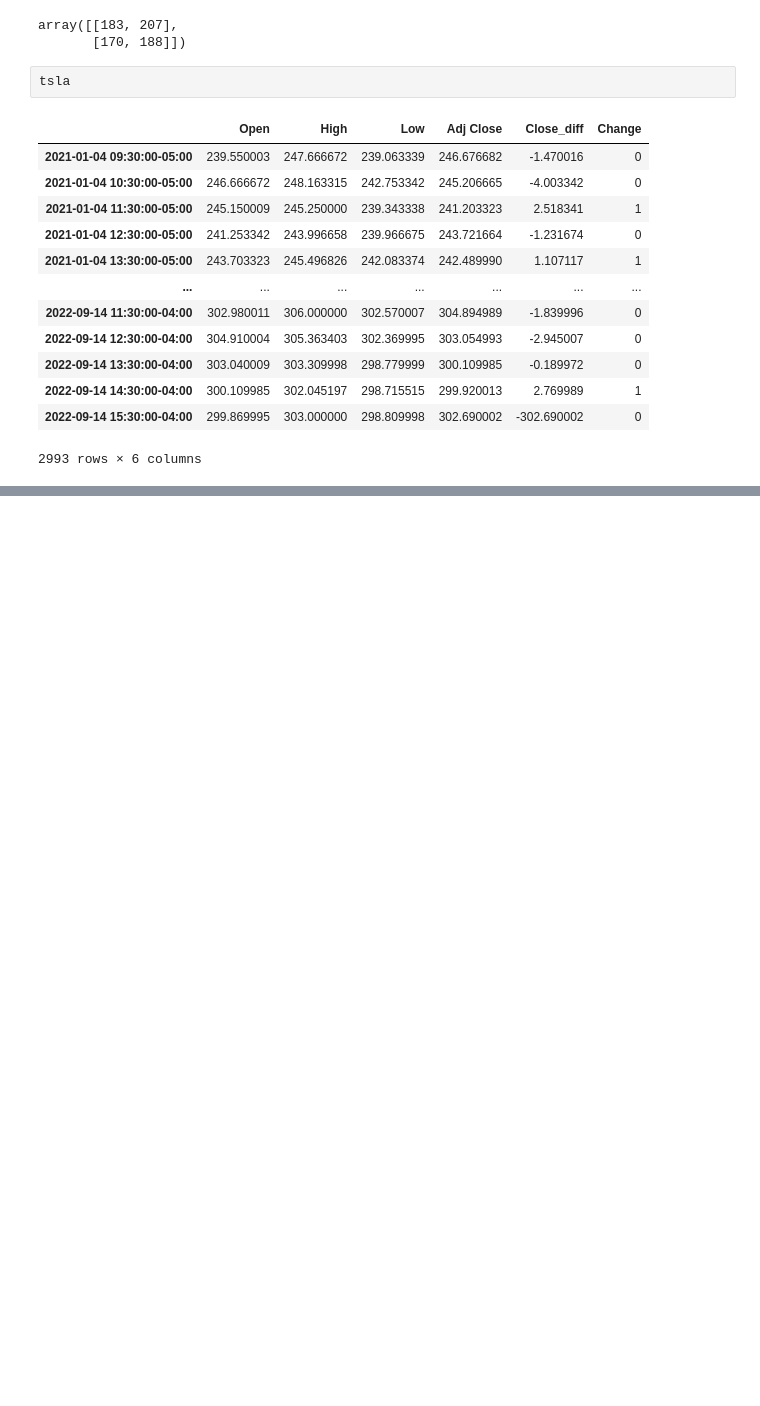
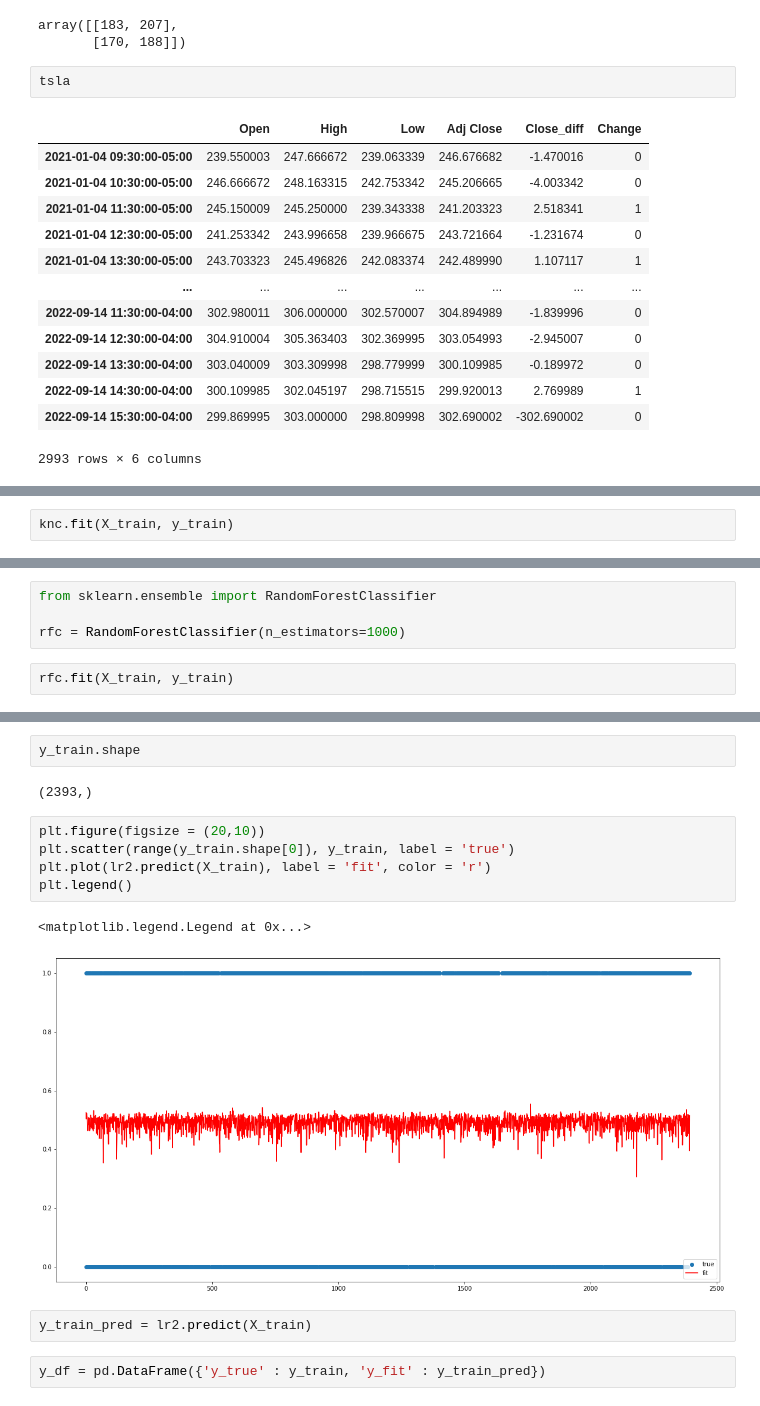
Before and after one commit to AtaKolev/TAFI, a Jupyter notebook: ML_tryouts/close_diff_approach.ipynb, the cells around one changed output, grey strips where cells are left out. Cells and saved outputs as stored; diff of their text form; blank space fills up the shorter version.

```diff
--- a/ML_tryouts/close_diff_approach.ipynb
+++ b/ML_tryouts/close_diff_approach.ipynb
@@ -291,0 +362,2 @@ tsla
+# %%
+knc.fit(X_train, y_train)
@@ -291,0 +378,6 @@ tsla
+# %%
+from sklearn.ensemble import RandomForestClassifier
+
+rfc = RandomForestClassifier(n_estimators=1000)
+# %%
+rfc.fit(X_train, y_train)
@@ -291,0 +453,16 @@ tsla
+# %%
+y_train.shape
+# %% [output]
+(2393,)
+# %%
+plt.figure(figsize = (20,10))
+plt.scatter(range(y_train.shape[0]), y_train, label = 'true')
+plt.plot(lr2.predict(X_train), label = 'fit', color = 'r')
+plt.legend()
+# %% [output]
+<matplotlib.legend.Legend at 0x...>
+[figure, added]
+# %%
+y_train_pred = lr2.predict(X_train)
+# %%
+y_df = pd.DataFrame({'y_true' : y_train, 'y_fit' : y_train_pred})
```
Also changed, not shown: parts of 53 cells of this notebook, 2 other files.
